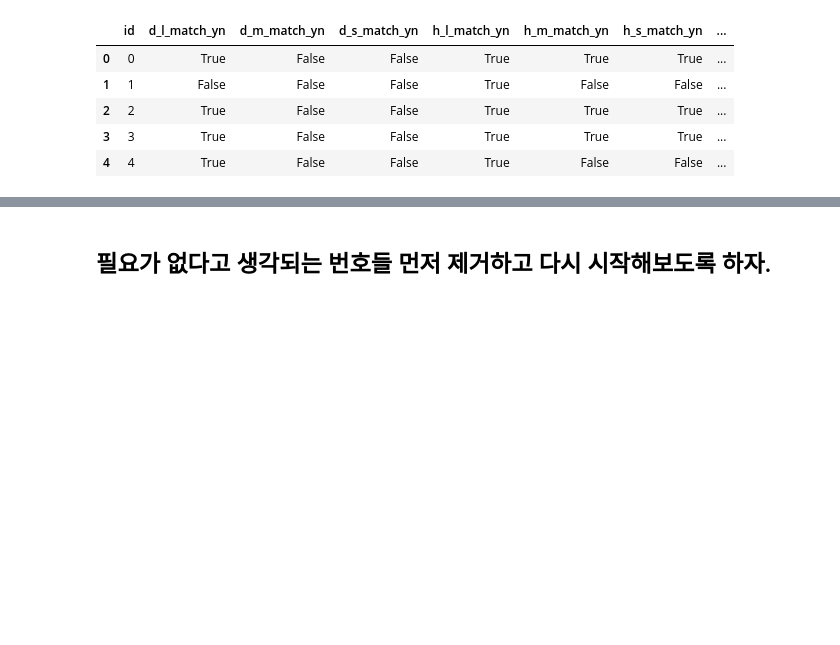
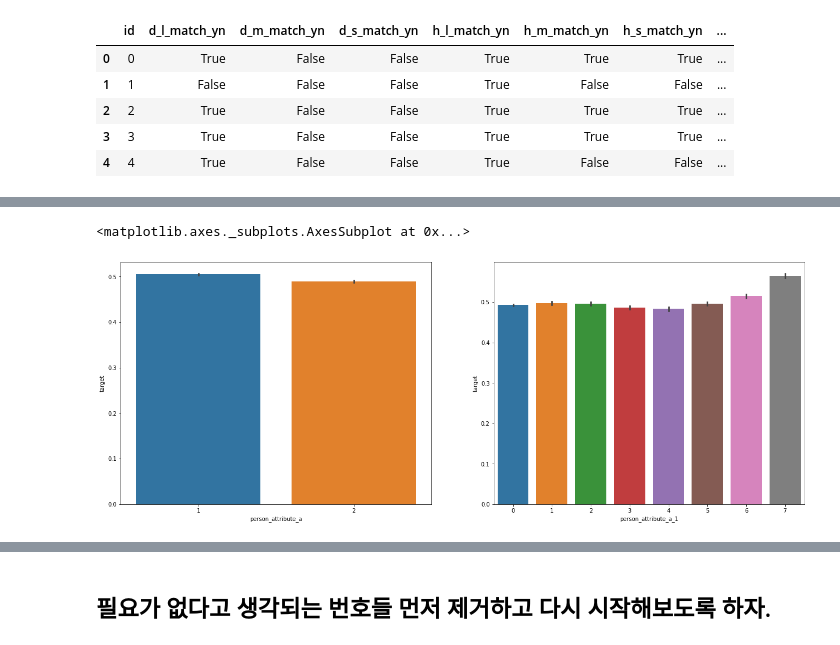
Before and after one commit to Proj-Caliber/Job-Care, a Jupyter notebook: EDA.ipynb, the cells around one changed output, grey strips where cells are left out. Cells and saved outputs as stored; diff of their text form; code cells hidden in the pictures; blank space fills up the shorter version.

```diff
--- a/EDA.ipynb
+++ b/EDA.ipynb
@@ -128,0 +178,8 @@ test_data.head()
+# %%
+# 1과 2를 기준으로 person_attribute_a_1의 특성을 확인해 보자.
+fig, ax = plt.subplots(ncols = 2, figsize = (22,8))
+sns.barplot(data = train, x = 'person_attribute_a', y = 'target', ax = ax[0])
+sns.barplot(data = train, x = 'person_attribute_a_1', y = 'target', ax = ax[1])
+# %% [output]
+<matplotlib.axes._subplots.AxesSubplot at 0x...>
+[figure, added]
```
Also changed, not shown: parts of 24 cells of this notebook.
